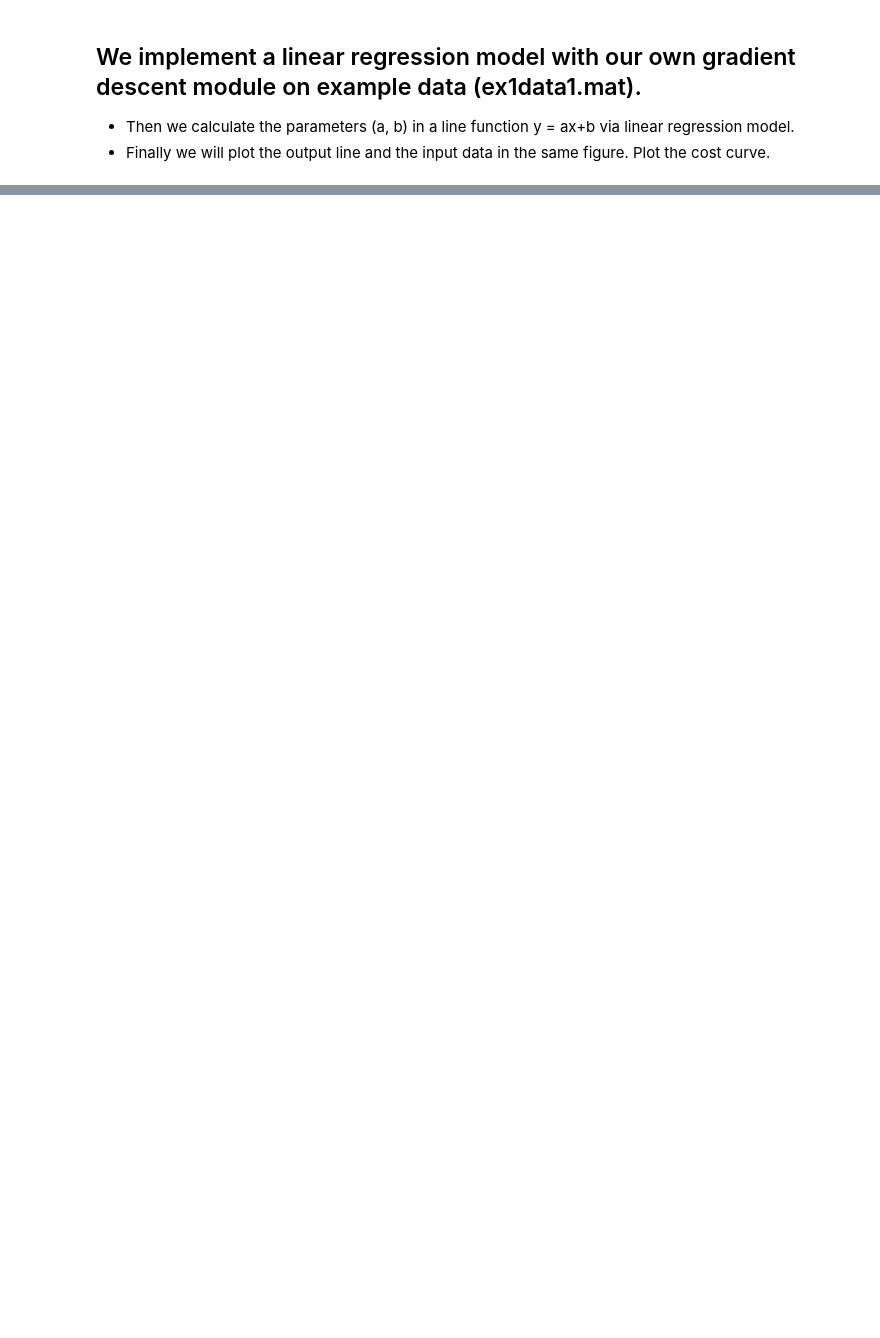
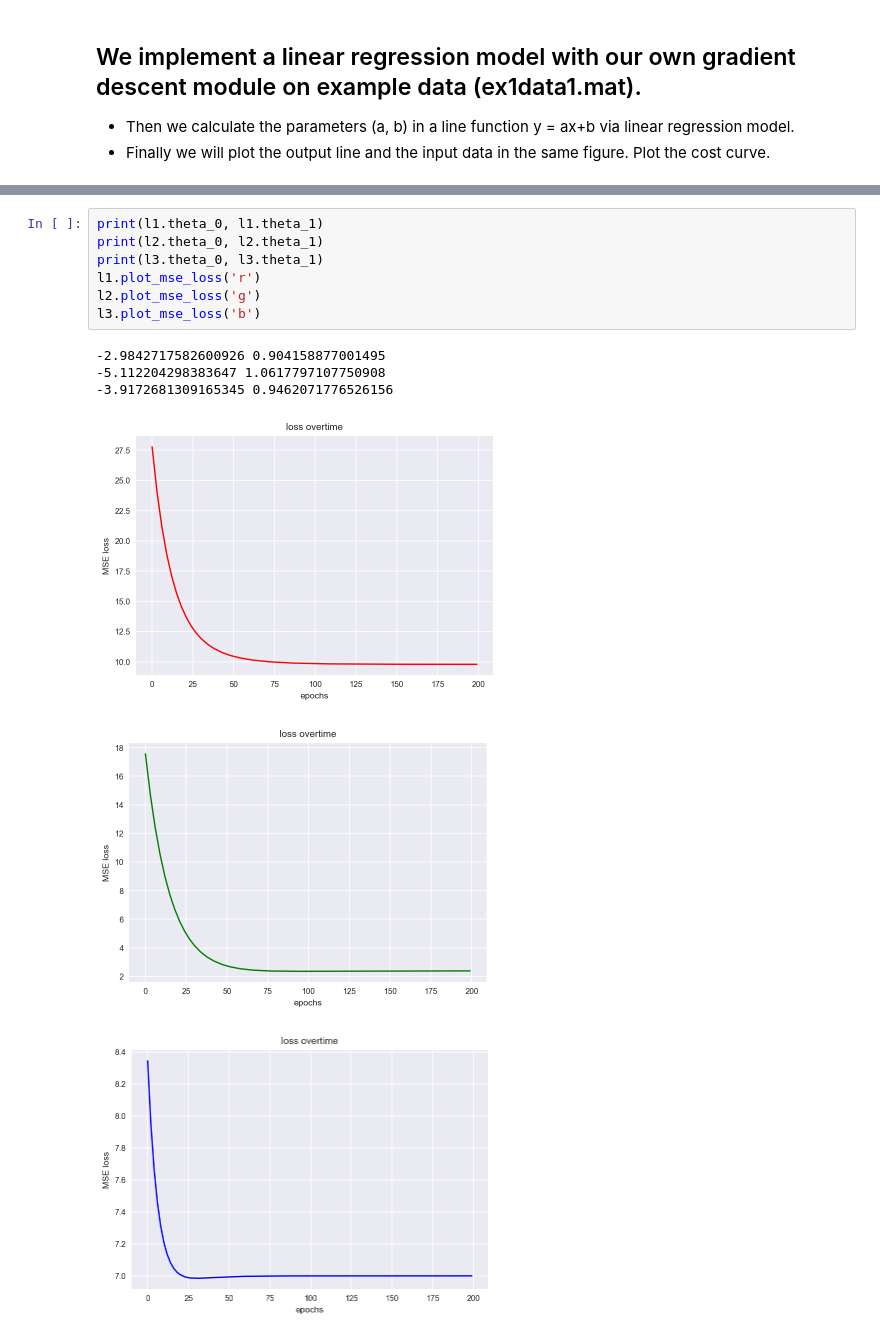
Before and after one commit to SamSamhuns/ml_linear_logistic_regression, a Jupyter notebook: linear_regression.ipynb, the cells around one changed output, grey strips where cells are left out. Cells and saved outputs as stored; diff of their text form; blank space fills up the shorter version.

```diff
--- a/linear_regression.ipynb
+++ b/linear_regression.ipynb
@@ -98,2 +114,16 @@ print(theta_0, theta_1)
+# %%
+print(l1.theta_0, l1.theta_1)
+print(l2.theta_0, l2.theta_1)
+print(l3.theta_0, l3.theta_1)
+l1.plot_mse_loss('r')
+l2.plot_mse_loss('g')
+l3.plot_mse_loss('b')
+# %% [output]
+-2.9842717582600926 0.904158877001495
+-5.112204298383647 1.0617797107750908
+-3.9172681309165345 0.9462071776526156
+[figure, added]
+[figure, added]
+[figure, added]
 # %%
 # Running the mse test with the line predicted by the trained model
```
Also changed, not shown: parts of 12 cells of this notebook.
